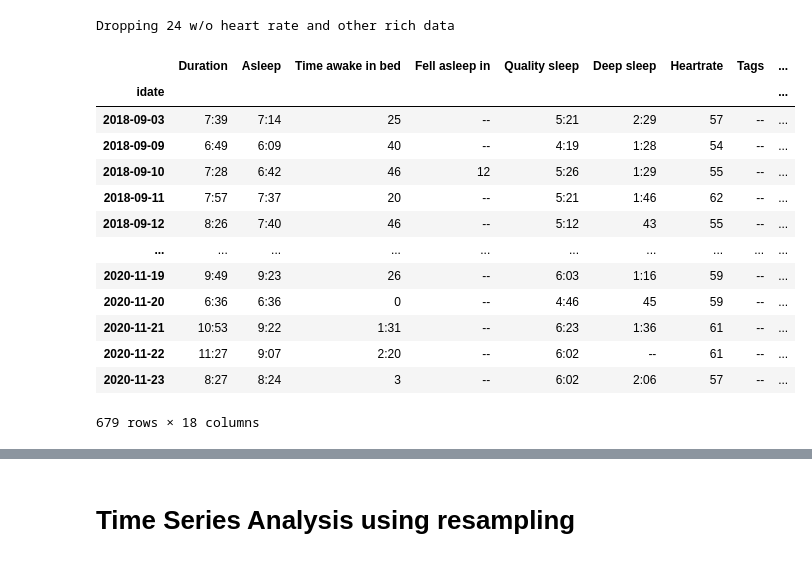
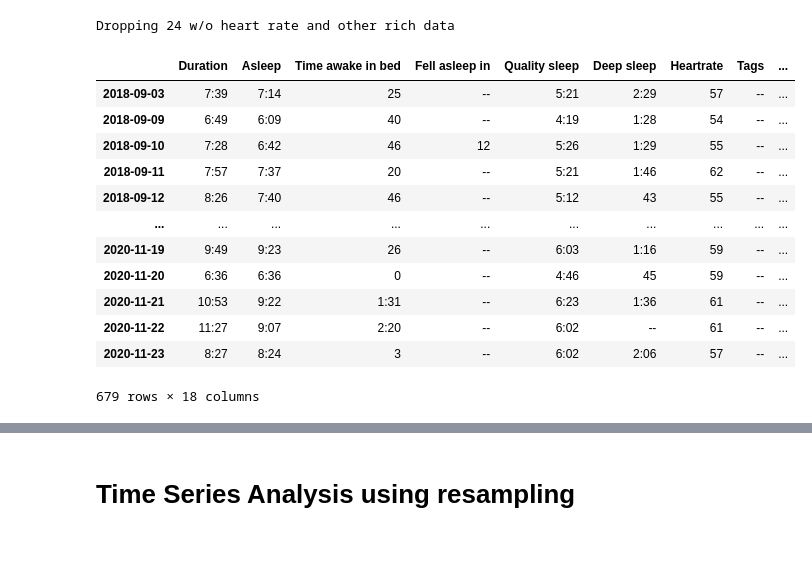
Before and after one commit to idvorkin/jupyter, a Jupyter notebook: SleepAnalysis.ipynb, the cells around one changed output, grey strips where cells are left out. Cells and saved outputs as stored; diff of their text form; code cells hidden in the pictures.

```diff
--- a/SleepAnalysis.ipynb
+++ b/SleepAnalysis.ipynb
@@ -48,39 +48,42 @@ idx_date = "idate"
 # https://stackoverflow.com/questions/16176996/keep-only-date-part-when-using-pandas-to-datetime
 df[idx_date] = pd.to_datetime(df.waketime).dt.normalize()
 
-df = df.set_index(df[idx_date])
+# renaming the column to avoid index having a name.
+df = df.set_index(pd.to_datetime(df.waketime).dt.normalize().rename(None))
+
 df.sort_index(inplace=True)
+
 # Create Time Period Groups
+# TODO use time periods for this.
 idx_month_year = "month_year"
 df[idx_month_year] = df.index.to_series().apply(lambda t: arrow.get(t).format("MMM-YY"))
 
 idx_week_year = "week_year"
 df[idx_week_year] = df.index.to_series().apply(lambda t: f"{t.week}-{t.year-2000}")
 
 #########################
 # Clean data
 ###########################
 
 # Remove 0 weight values.
 df = df.replace(0, np.nan)
 # Throw away junk data at the start of time
 df = df["2010/1/1":]  # type: ignore
 
 # Throw away any weights less then 100
 # Remove any rows with 0 values
 
 cNoHeartRate = df[df.Heartrate == "--"].Duration.count()
 print(f"Dropping {cNoHeartRate} w/o heart rate and other rich data ")
 df = df[df.Heartrate != "--"]
 df.Heartrate = pd.to_numeric(df.Heartrate)
 
 # Helpful time aliases
 df_alltime = df
 df
 # %% [output]
 Dropping 24 w/o heart rate and other rich data
 |  | Duration | Asleep | Time awake in bed | Fell asleep in | Quality sleep | Deep sleep | Heartrate | Tags | ... |
-| idate |  |  |  |  |  |  |  |  | ... |
 | 2018-09-03 | 7:39 | 7:14 | 25 | -- | 5:21 | 2:29 | 57 | -- | ... |
 | 2018-09-09 | 6:49 | 6:09 | 40 | -- | 4:19 | 1:28 | 54 | -- | ... |
 | 2018-09-10 | 7:28 | 6:42 | 46 | 12 | 5:26 | 1:29 | 55 | -- | ... |
```
Also changed, not shown: parts of 4 cells of this notebook, 1 other file.
